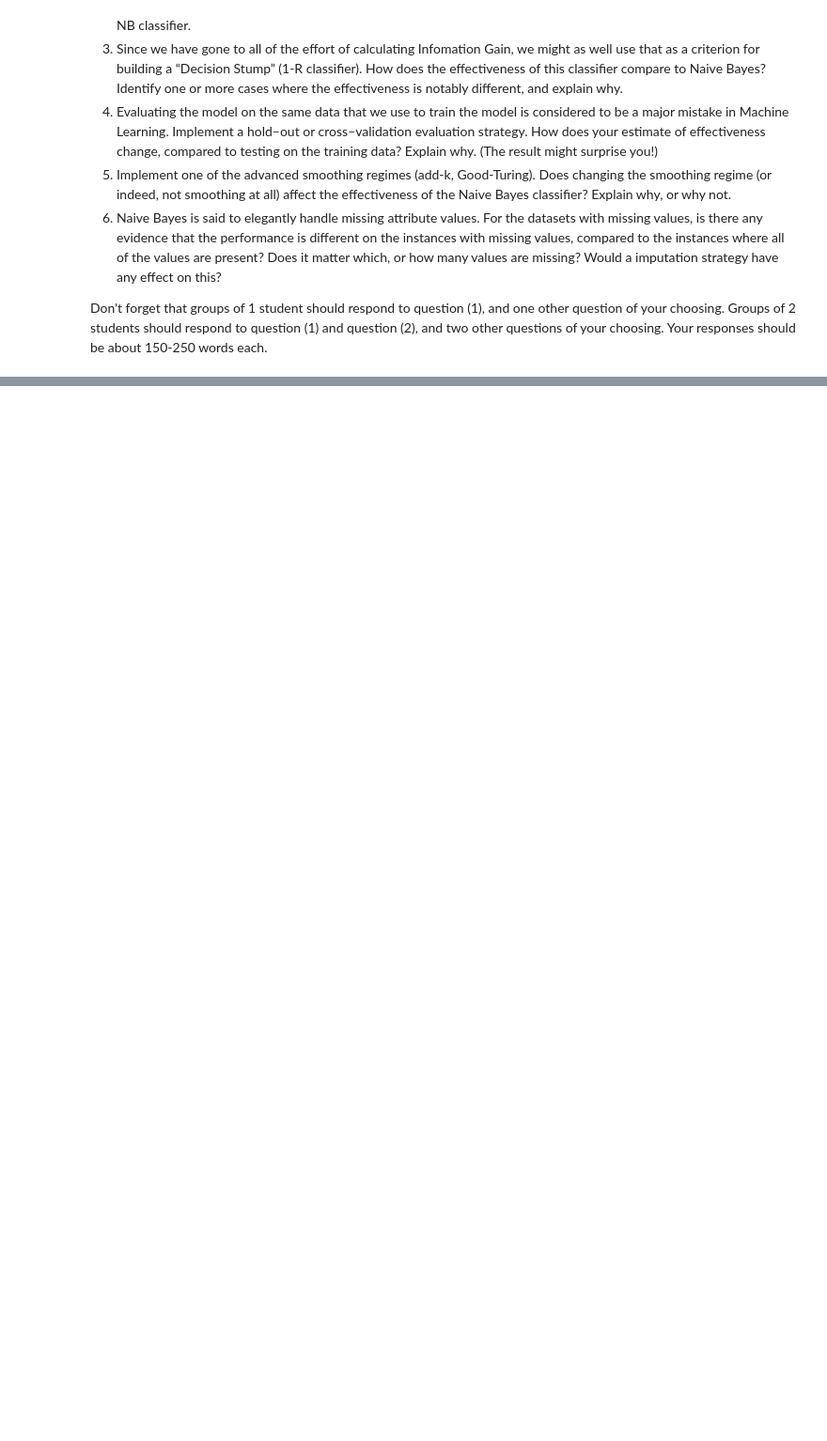
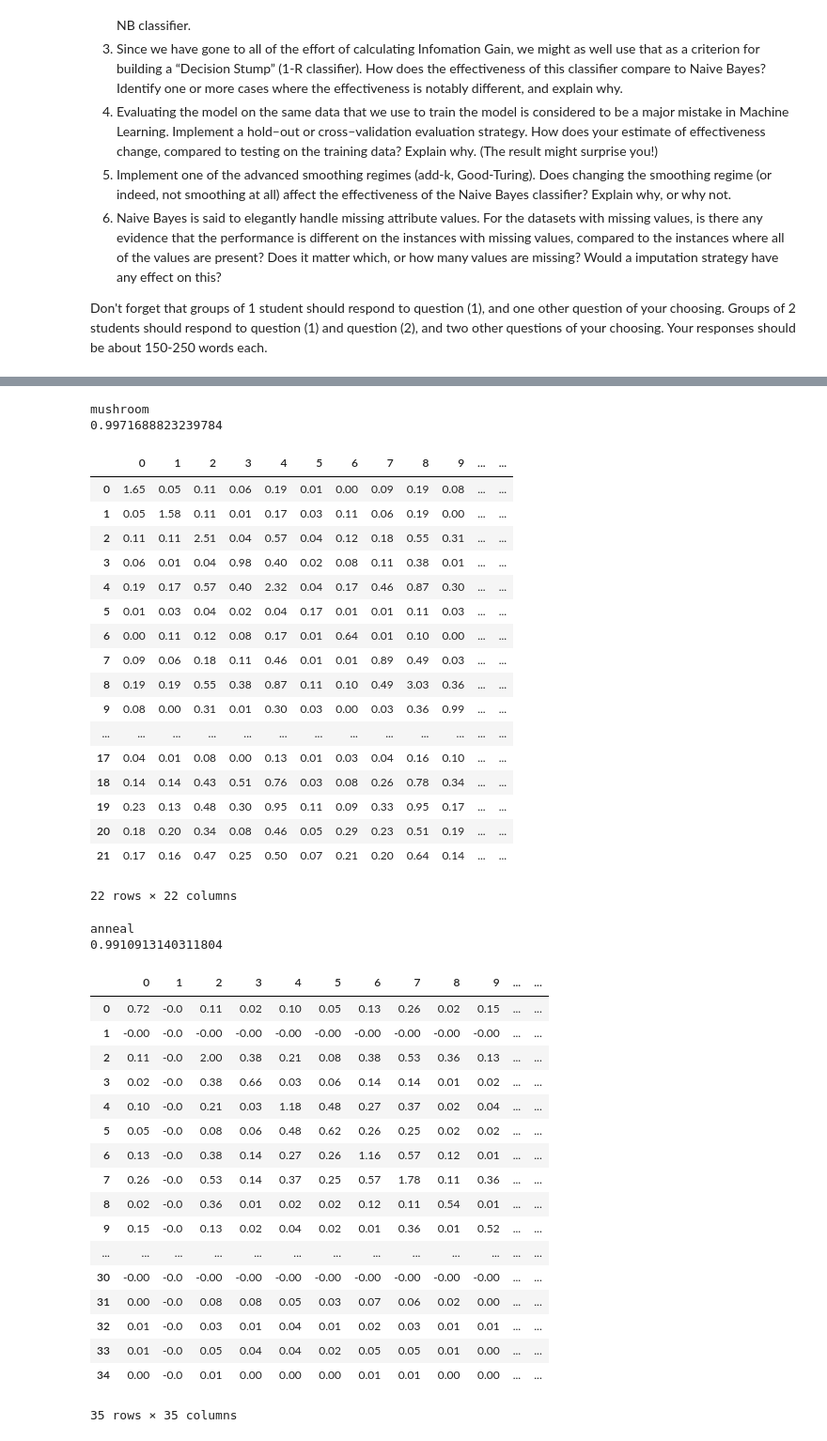
Before and after one commit to xIa066/NaiveBayes, a Jupyter notebook: 2019S1-proj1.ipynb, the cells around one changed output, grey strips where cells are left out. Shown: that part at 94% size. Drawn from its saved outputs; the diff is of its cells as text; code cells hidden in the pictures; blank space fills up the shorter version.

```diff
--- a/2019S1-proj1.ipynb
+++ b/2019S1-proj1.ipynb
@@ -348,0 +486,48 @@ def info_gain(xs, ys):
+# %%
+for dataset_name in ['mushroom', 'anneal']:
+    data = preprocess(dataset_name)
+    (instances, class_labels, header) = data
+    print(dataset_name)
+    print(evaluate(dataset_name))
+    display(pd.DataFrame(correlation_matrix(instances), columns=None))
+# %% [output]
+mushroom
+0.9971688823239784
+|  | 0 | 1 | 2 | 3 | 4 | 5 | 6 | 7 | 8 | 9 | ... | ... |
+| 0 | 1.65 | 0.05 | 0.11 | 0.06 | 0.19 | 0.01 | 0.00 | 0.09 | 0.19 | 0.08 | ... | ... |
+| 1 | 0.05 | 1.58 | 0.11 | 0.01 | 0.17 | 0.03 | 0.11 | 0.06 | 0.19 | 0.00 | ... | ... |
+| 2 | 0.11 | 0.11 | 2.51 | 0.04 | 0.57 | 0.04 | 0.12 | 0.18 | 0.55 | 0.31 | ... | ... |
+| 3 | 0.06 | 0.01 | 0.04 | 0.98 | 0.40 | 0.02 | 0.08 | 0.11 | 0.38 | 0.01 | ... | ... |
+| 4 | 0.19 | 0.17 | 0.57 | 0.40 | 2.32 | 0.04 | 0.17 | 0.46 | 0.87 | 0.30 | ... | ... |
+| 5 | 0.01 | 0.03 | 0.04 | 0.02 | 0.04 | 0.17 | 0.01 | 0.01 | 0.11 | 0.03 | ... | ... |
+| 6 | 0.00 | 0.11 | 0.12 | 0.08 | 0.17 | 0.01 | 0.64 | 0.01 | 0.10 | 0.00 | ... | ... |
+| 7 | 0.09 | 0.06 | 0.18 | 0.11 | 0.46 | 0.01 | 0.01 | 0.89 | 0.49 | 0.03 | ... | ... |
+| 8 | 0.19 | 0.19 | 0.55 | 0.38 | 0.87 | 0.11 | 0.10 | 0.49 | 3.03 | 0.36 | ... | ... |
+| 9 | 0.08 | 0.00 | 0.31 | 0.01 | 0.30 | 0.03 | 0.00 | 0.03 | 0.36 | 0.99 | ... | ... |
+| ... | ... | ... | ... | ... | ... | ... | ... | ... | ... | ... | ... | ... |
+| 17 | 0.04 | 0.01 | 0.08 | 0.00 | 0.13 | 0.01 | 0.03 | 0.04 | 0.16 | 0.10 | ... | ... |
+| 18 | 0.14 | 0.14 | 0.43 | 0.51 | 0.76 | 0.03 | 0.08 | 0.26 | 0.78 | 0.34 | ... | ... |
+| 19 | 0.23 | 0.13 | 0.48 | 0.30 | 0.95 | 0.11 | 0.09 | 0.33 | 0.95 | 0.17 | ... | ... |
+| 20 | 0.18 | 0.20 | 0.34 | 0.08 | 0.46 | 0.05 | 0.29 | 0.23 | 0.51 | 0.19 | ... | ... |
+| 21 | 0.17 | 0.16 | 0.47 | 0.25 | 0.50 | 0.07 | 0.21 | 0.20 | 0.64 | 0.14 | ... | ... |
+22 rows × 22 columns
+anneal
+0.9910913140311804
+|  | 0 | 1 | 2 | 3 | 4 | 5 | 6 | 7 | 8 | 9 | ... | ... |
+| 0 | 0.72 | -0.0 | 0.11 | 0.02 | 0.10 | 0.05 | 0.13 | 0.26 | 0.02 | 0.15 | ... | ... |
+| 1 | -0.00 | -0.0 | -0.00 | -0.00 | -0.00 | -0.00 | -0.00 | -0.00 | -0.00 | -0.00 | ... | ... |
+| 2 | 0.11 | -0.0 | 2.00 | 0.38 | 0.21 | 0.08 | 0.38 | 0.53 | 0.36 | 0.13 | ... | ... |
+| 3 | 0.02 | -0.0 | 0.38 | 0.66 | 0.03 | 0.06 | 0.14 | 0.14 | 0.01 | 0.02 | ... | ... |
+| 4 | 0.10 | -0.0 | 0.21 | 0.03 | 1.18 | 0.48 | 0.27 | 0.37 | 0.02 | 0.04 | ... | ... |
+| 5 | 0.05 | -0.0 | 0.08 | 0.06 | 0.48 | 0.62 | 0.26 | 0.25 | 0.02 | 0.02 | ... | ... |
+| 6 | 0.13 | -0.0 | 0.38 | 0.14 | 0.27 | 0.26 | 1.16 | 0.57 | 0.12 | 0.01 | ... | ... |
+| 7 | 0.26 | -0.0 | 0.53 | 0.14 | 0.37 | 0.25 | 0.57 | 1.78 | 0.11 | 0.36 | ... | ... |
+| 8 | 0.02 | -0.0 | 0.36 | 0.01 | 0.02 | 0.02 | 0.12 | 0.11 | 0.54 | 0.01 | ... | ... |
+| 9 | 0.15 | -0.0 | 0.13 | 0.02 | 0.04 | 0.02 | 0.01 | 0.36 | 0.01 | 0.52 | ... | ... |
+| ... | ... | ... | ... | ... | ... | ... | ... | ... | ... | ... | ... | ... |
+| 30 | -0.00 | -0.0 | -0.00 | -0.00 | -0.00 | -0.00 | -0.00 | -0.00 | -0.00 | -0.00 | ... | ... |
+| 31 | 0.00 | -0.0 | 0.08 | 0.08 | 0.05 | 0.03 | 0.07 | 0.06 | 0.02 | 0.00 | ... | ... |
+| 32 | 0.01 | -0.0 | 0.03 | 0.01 | 0.04 | 0.01 | 0.02 | 0.03 | 0.01 | 0.01 | ... | ... |
+| 33 | 0.01 | -0.0 | 0.05 | 0.04 | 0.04 | 0.02 | 0.05 | 0.05 | 0.01 | 0.00 | ... | ... |
+| 34 | 0.00 | -0.0 | 0.01 | 0.00 | 0.00 | 0.00 | 0.01 | 0.01 | 0.00 | 0.00 | ... | ... |
+35 rows × 35 columns
```
Also changed, not shown: parts of 27 cells of this notebook.
